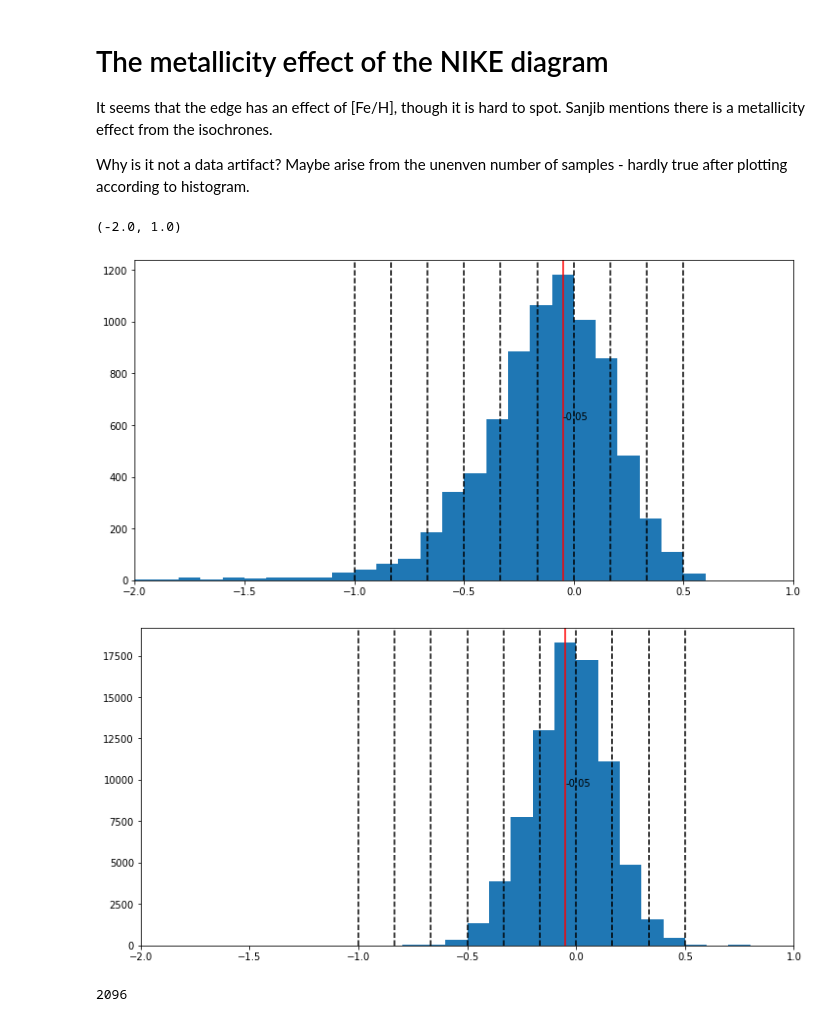
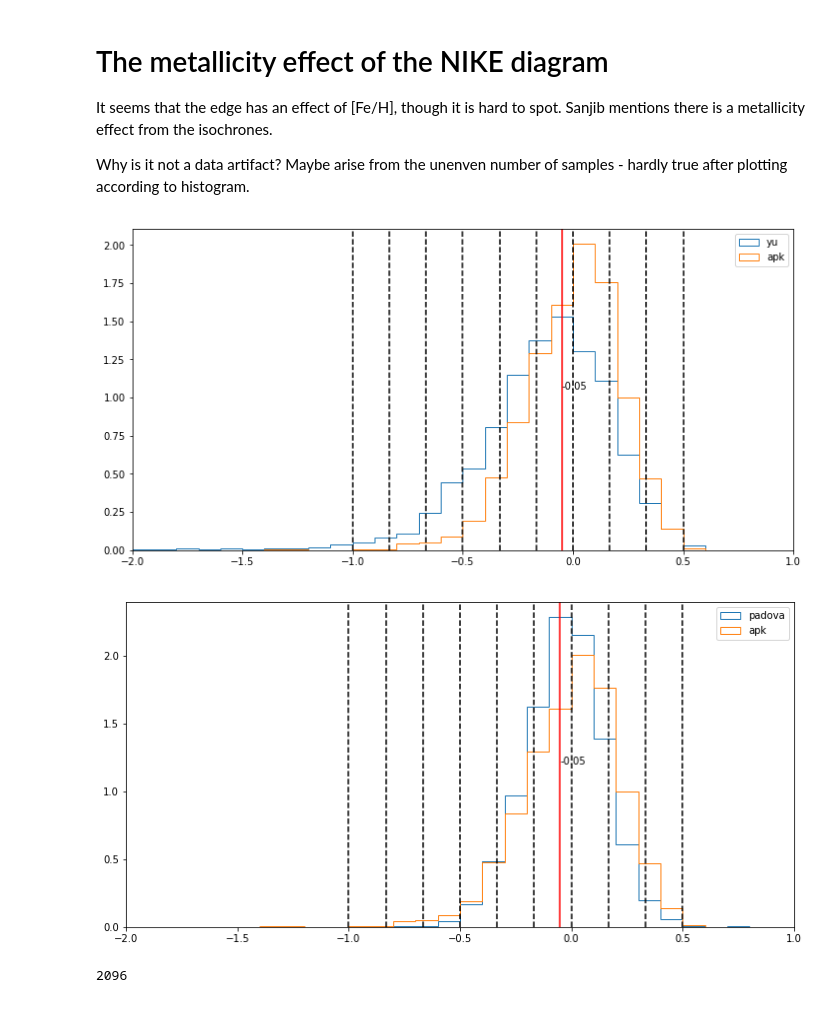
Before and after one commit to parallelpro/nike, a Jupyter notebook: lib/1-quantify-the-edge.ipynb, the cells around one changed output. Cells and saved outputs as stored; diff of their text form; code cells hidden in the pictures.

```diff
--- a/lib/1-quantify-the-edge.ipynb
+++ b/lib/1-quantify-the-edge.ipynb
@@ -35,11 +35,10 @@ rootpath = "/Users/yaguang/Dropbox (Sydney Uni)/Work/nike/"
 sys.path.append(rootpath)
 from lib.histdist import distance_to_edge
 # %%
-# rootpath='/Users/yali4742/Dropbox (Sydney Uni)/Work/nike/'#''#
-yu=ascii.read(rootpath+"sample/yu+2018.csv")
-
-pdv = np.load(rootpath+"sample/padova/tnu_samples.npy")
-pdv_feh = pdv[:,2]
+rootpath='/Users/yali4742/Dropbox (Sydney Uni)/Work/nike/'#''#
+yu=ascii.read(rootpath+"sample/yu18_HeB.csv")
+apk=ascii.read(rootpath+"sample/apk18_HeB.csv")
+padova=np.load(rootpath+"sample/padova/padova.npy", allow_pickle=True).tolist()
 # %%
 yu
 # %% [output]
@@ -71,34 +70,38 @@ Maybe arise from the unenven number of samples - hardly true after plotting acco
 # %%
 fig = plt.figure(figsize=(12,6))
 ax = fig.add_subplot(111)
 # idx = (yu["Phase"]>=1)
 # h = ax.hist(yu["[Fe/H]"][idx], bins=np.arange(-2.5,1.0,0.1))
 idx = (yu["Phase"]==2)
-h = ax.hist(yu["[Fe/H]"][idx], bins=np.arange(-2.5,1.0,0.1))
+h = ax.hist(yu["[Fe/H]"][idx], bins=np.arange(-2.5,1.0,0.1), density=True, histtype="step", label="yu")
+ax.hist(apk["FeH"], bins=np.arange(-2.5,1.0,0.1), density=True, histtype="step", label="apk")
+ax.legend()
 
 mean=h[1][np.where(h[0]==h[0].max())[0][0]]+0.05
 feh_limits=np.linspace(-1.0, 0.5, 10)
 for feh in feh_limits:
     ax.axvline(feh, linestyle="--", color="black")
 ax.axvline(mean, linestyle="-", color="red")
 ax.text(mean, np.mean(ax.get_ylim()), "{:0.2f}".format(mean),  color="black")
 ax.set_xlim([-2., 1.0])
 
 fig = plt.figure(figsize=(12,6))
 ax = fig.add_subplot(111)
-h = ax.hist(pdv_feh, bins=np.arange(-2.5,1.0,0.1))
+h = ax.hist(padova["feh"], bins=np.arange(-2.5,1.0,0.1), density=True, histtype="step", label="padova")
+ax.hist(apk["FeH"], bins=np.arange(-2.5,1.0,0.1), density=True, histtype="step", label="apk")
+ax.legend()
 
 mean=h[1][np.where(h[0]==h[0].max())[0][0]]+0.05
 feh_limits=np.linspace(-1.0, 0.5, 10)
 for feh in feh_limits:
     ax.axvline(feh, linestyle="--", color="black")
 ax.axvline(mean, linestyle="-", color="red")
 ax.text(mean, np.mean(ax.get_ylim()), "{:0.2f}".format(mean),  color="black")
 ax.set_xlim([-2., 1.0])
+plt.show()
 # %% [output]
-(-2.0, 1.0)
-[figure, old version]
+[figure, new version]
-[figure, old version]
+[figure, new version]
 # %%
 # ip = [0., 33.3, 66.6, 100.]
 # for i in range(4):
```
Also changed, not shown: parts of 40 cells of this notebook, 52 other files.
